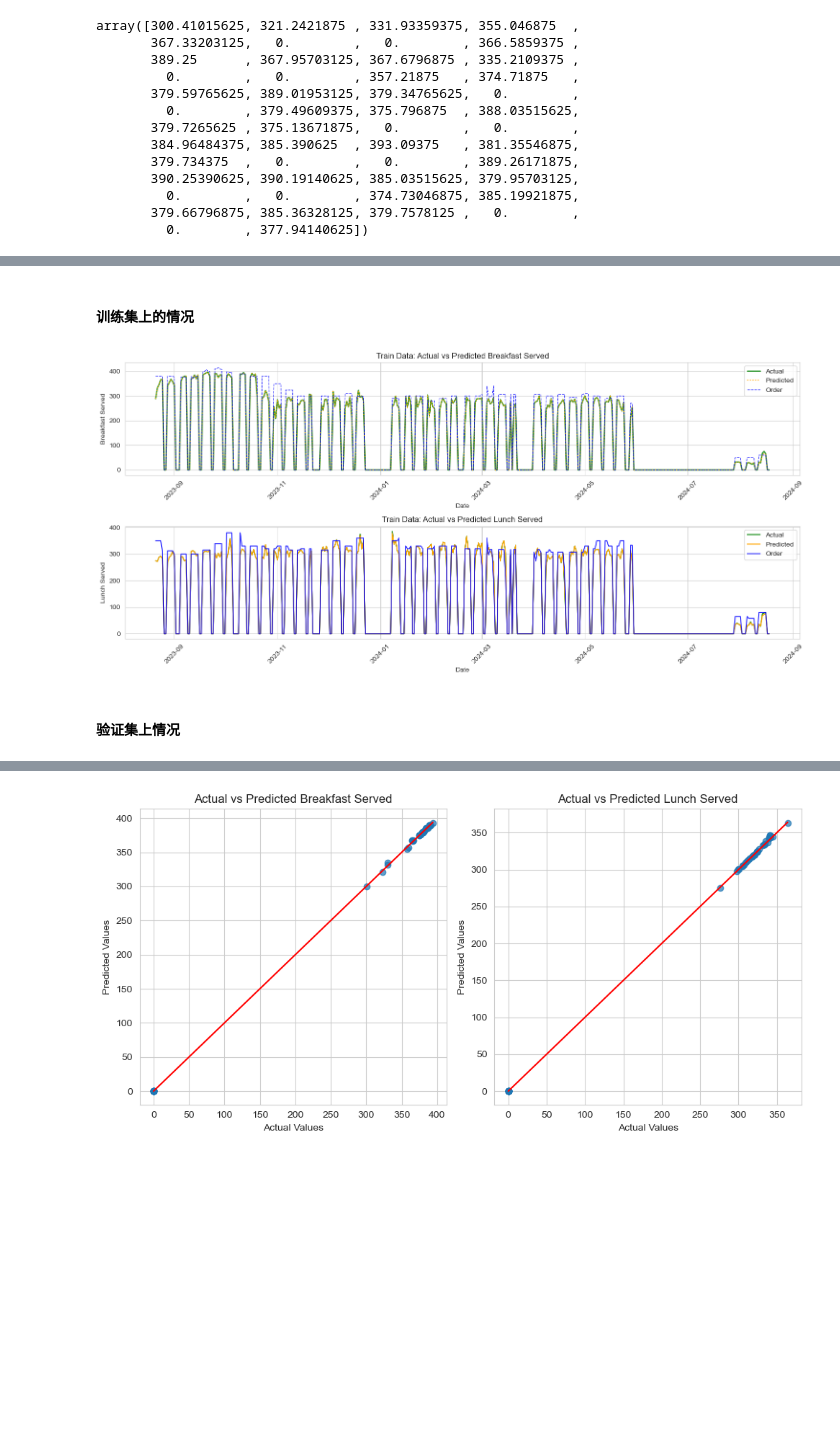
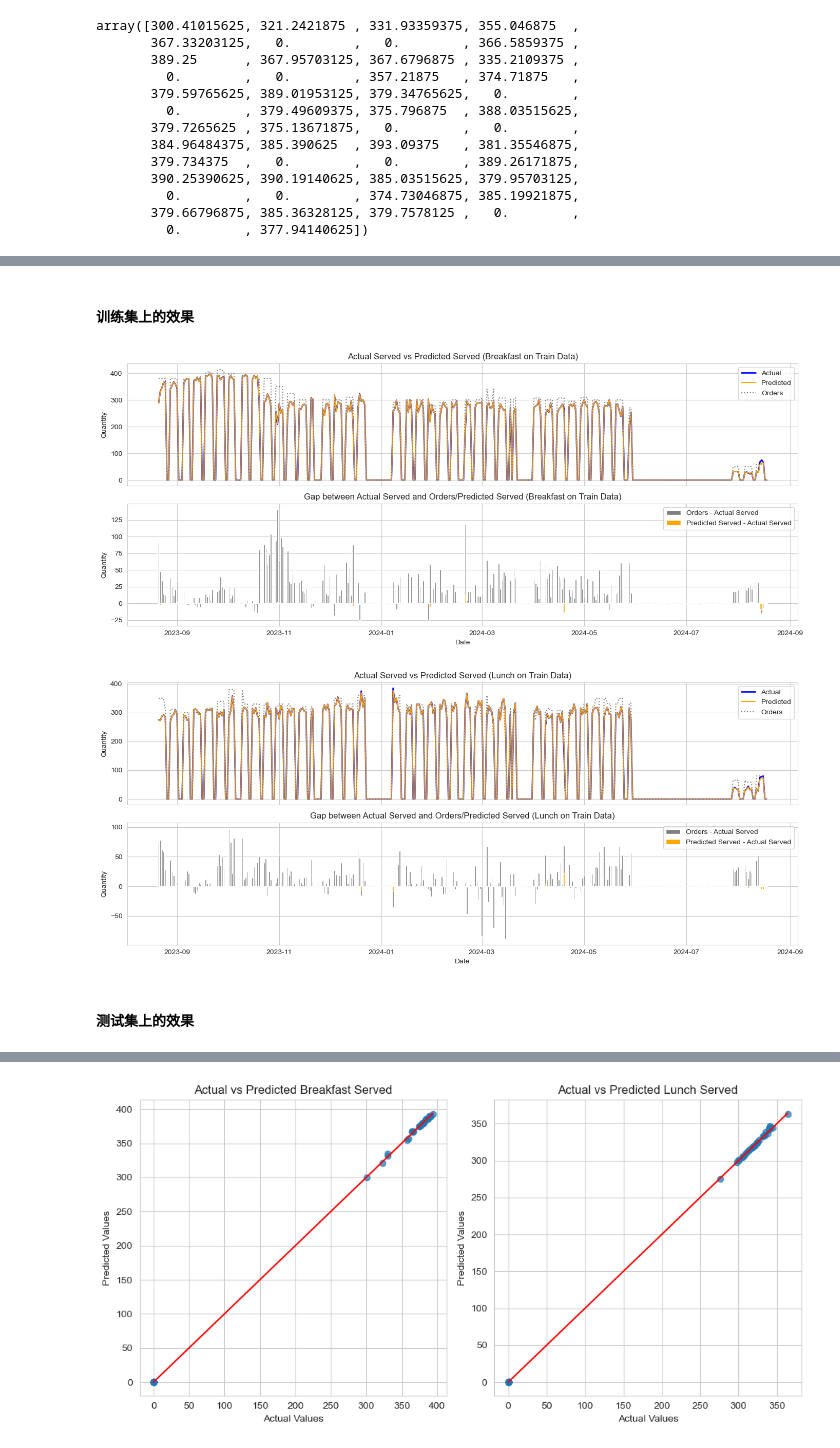
Before and after one commit to yaoyao55/MLDS_Project, a Jupyter notebook: served_meal_pred.ipynb, the cells around one changed output, grey strips where cells are left out. Drawn from its saved outputs; the diff is of its cells as text; code cells hidden in the pictures; blank space fills up the shorter version.

Commit message:
create plot fun

```diff
--- a/served_meal_pred.ipynb
+++ b/served_meal_pred.ipynb
@@ -350,28 +302,26 @@ Freq: D, Name: Lunch Served, Length: 414, dtype: float64
 # %%
-# 划分成训练集和验证集：划分结点为'2024/08/19'
-cutoff_date = '2024-08-19'
-
 # 训练集
+# 根据训练数据的时间索引提取相关数据
 # 由前面的相关性分析可知，'Breakfast Served'和'Lunch Served'的有效特征变量恰巧是一致的7个特征，因此X_train_breakfast = X_train_lunch
-X_train_breakfast = X_train_lunch = X[X.index < cutoff_date]
-# Breakfast Served的目标变量
-y_train_breakfast = y_breakfast[y_breakfast.index < cutoff_date]
-# Lunch Served的目标变量
-y_train_lunch = y_lunch[y_lunch.index < cutoff_date]
+X_train_breakfast = X_train_lunch = X[train_mask]
+y_train_breakfast = y_breakfast[train_mask]
+y_train_lunch = y_lunch[train_mask]
 # 将训练数据（目标变量Breakfast Served（在现阶段也称为标签，因为它是历史真实的served，是模型可以参考的标准答案）、7个特征（现阶段也称为模型输入，就是模型要学习的东西））随机打乱
 # 未打乱前，训练数据是按照时间顺序分布排列的，在机器学历领域，这种情况是不利于模型训练的。我们需要将时间先后顺序打乱，例如原先是1，2，3，4，5，...排列的，现在随机打乱成100，64，2，48，414，...。且模型输入和相对应的标签是同步打乱的。
 X_train_breakfast_shuffled, y_train_breakfast_shuffled = shuffle(X_train_breakfast, y_train_breakfast, random_state=42)
 X_train_lunch_shuffled, y_train_lunch_shuffled = shuffle(X_train_lunch, y_train_lunch, random_state=42)
-# 获取order
-order_train_breakfast = order_breakfast[order_breakfast.index < cutoff_date]
-order_train_lunch = order_lunch[order_lunch.index < cutoff_date]
+# order
+order_train_breakfast = order_breakfast[train_mask]
+order_train_lunch = order_lunch[train_mask]
 
-# 同理获得验证集，不过验证集不需要打乱，因为验证集不会被模型学习
-X_test_breakfast =  X_test_lunch = X[X.index >= cutoff_date]
-y_test_breakfast = y_breakfast[y_breakfast.index >= cutoff_date]
-y_test_lunch = y_lunch[y_lunch.index >= cutoff_date]
-order_test_breakfast = order_breakfast[order_breakfast.index >= cutoff_date]
-order_test_lunch = order_lunch[order_lunch.index >= cutoff_date]
+# 同理获得测试集，不过验证集不需要打乱，因为验证集不会被模型学习，所以怎么样都不会影响模型训练
+# 根据测试数据的时间索引提取相关数据
+X_test_breakfast = X_test_lunch = X[test_mask]
+y_test_breakfast = y_breakfast[test_mask]
+y_test_lunch = y_lunch[test_mask]
+# order
+order_test_breakfast = order_breakfast[test_mask]
+order_test_lunch = order_lunch[test_mask]
 # %%
 # ***** 以下单元（含本单元）的代码主要是为了方便观察数据，不涉及实质性的功能，可以在理解后可以自己决定是否删除 *****
 # %%
@@ -463,32 +449,2 @@ array([300.41015625, 321.2421875 , 331.93359375, 355.046875  ,
 # %% [markdown]
-#### 训练集上的情况
+#### 训练集上的效果
-# %%
-# 绘制训练数据的情况
-plt.figure(figsize=(15, 7))
-
-# 早餐：真实值与预测值对比
-plt.subplot(2, 1, 1)
-plt.plot(y_train_breakfast.index, y_train_breakfast, label='Actual', color='green', alpha=0.8, linestyle='-', linewidth=2)
-plt.plot(y_train_breakfast.index, pred_train_breakfast, label='Predicted', color='orange', alpha=1.0, linestyle=':', linewidth=1.5)
-plt.plot(y_train_breakfast.index, order_train_breakfast, label='Order', color='blue', alpha=0.8, linestyle='--', linewidth=1)
-plt.title('Train Data: Actual vs Predicted Breakfast Served')
-plt.xlabel('Date')
-plt.ylabel('Breakfast Served')
-plt.legend()
-plt.xticks(rotation=45)
-
-# 午餐：真实值与预测值对比
-plt.subplot(2, 1, 2)
-plt.plot(y_train_lunch.index, y_train_lunch, label='Actual', color='green')
-plt.plot(y_train_lunch.index, pred_train_lunch, label='Predicted', color='orange')
-plt.plot(y_train_lunch.index, order_train_lunch, label='Order', color='blue', alpha=0.8)
-plt.title('Train Data: Actual vs Predicted Lunch Served')
-plt.xlabel('Date')
-plt.ylabel('Lunch Served')
-plt.legend()
-plt.xticks(rotation=45)
-
-plt.tight_layout()
-plt.show()
-# %% [output]
-[figure, removed]
@@ -495,2 +496,16 @@ plt.show()
+# %%
+# breakfast
+plot_data(y_train_breakfast, pred_train_breakfast, order_train_breakfast,
+          key='Breakfast on Train Data',
+          trans=False)
+# lunch
+plot_data(y_train_lunch, pred_train_lunch, order_train_lunch,
+          key='Lunch on Train Data',
+          trans=False)
+# 可以看出橙色线（预测的served）和蓝色线（实际真实的served）几乎完全重叠，说明模型在训练集上可以实现准确的预测。相比于灰色线（order），极大的减少了每日order与served的差距。
+# 当然，毕竟模型是在训练集上学习的，因此在训练集上预测效果好也是必然的，要是在训练集上效果都不好，那就更别提在未知的测试集上了。因此模型在训练集上的效果只是一种参考，并不能作为评价模型效果的最终标准，最终标准还得看在测试集上的效果如何。
+# %% [output]
+[figure, added]
+[figure, added]
 # %% [markdown]
-#### 验证集上情况
+#### 测试集上的效果
```
Also changed, not shown: parts of 16 cells of this notebook.
